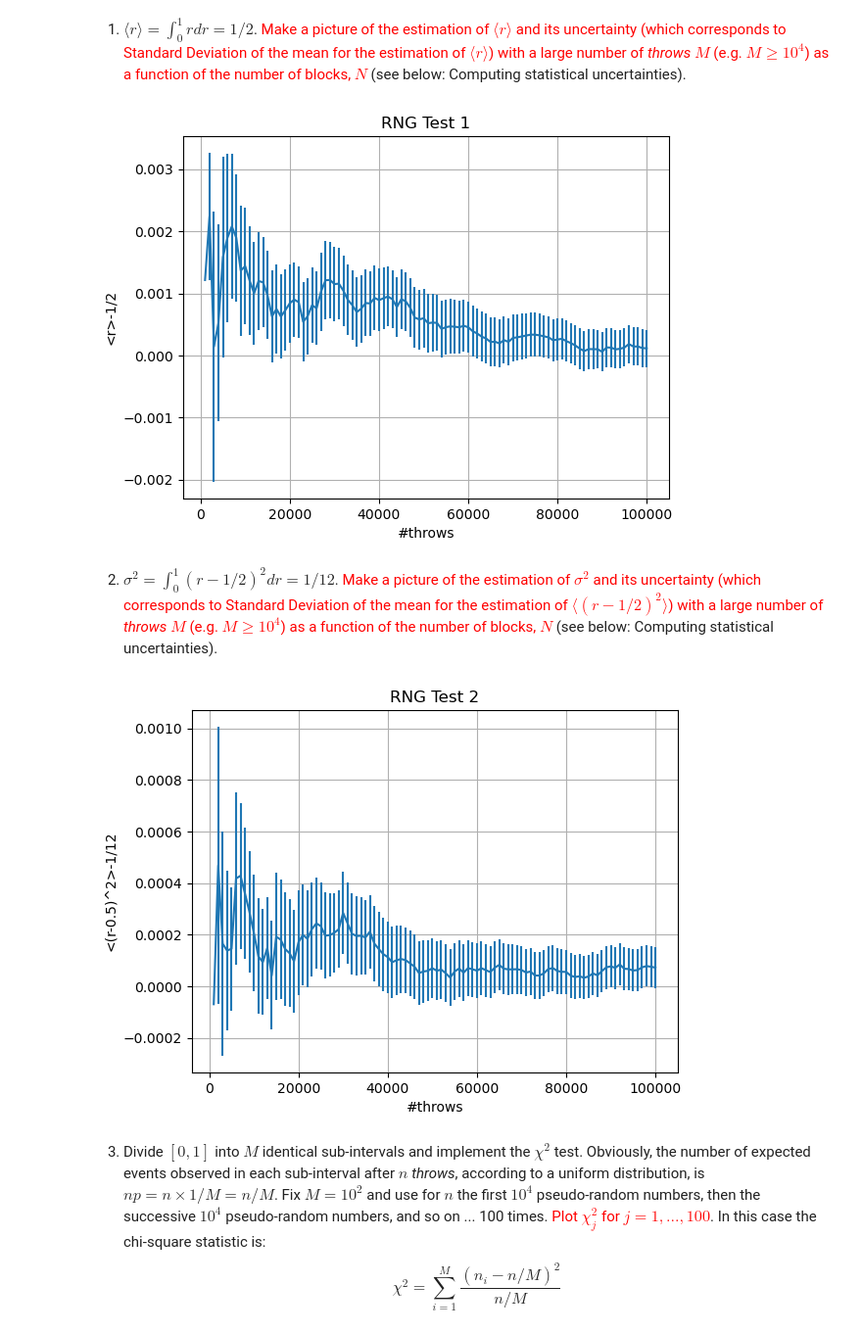
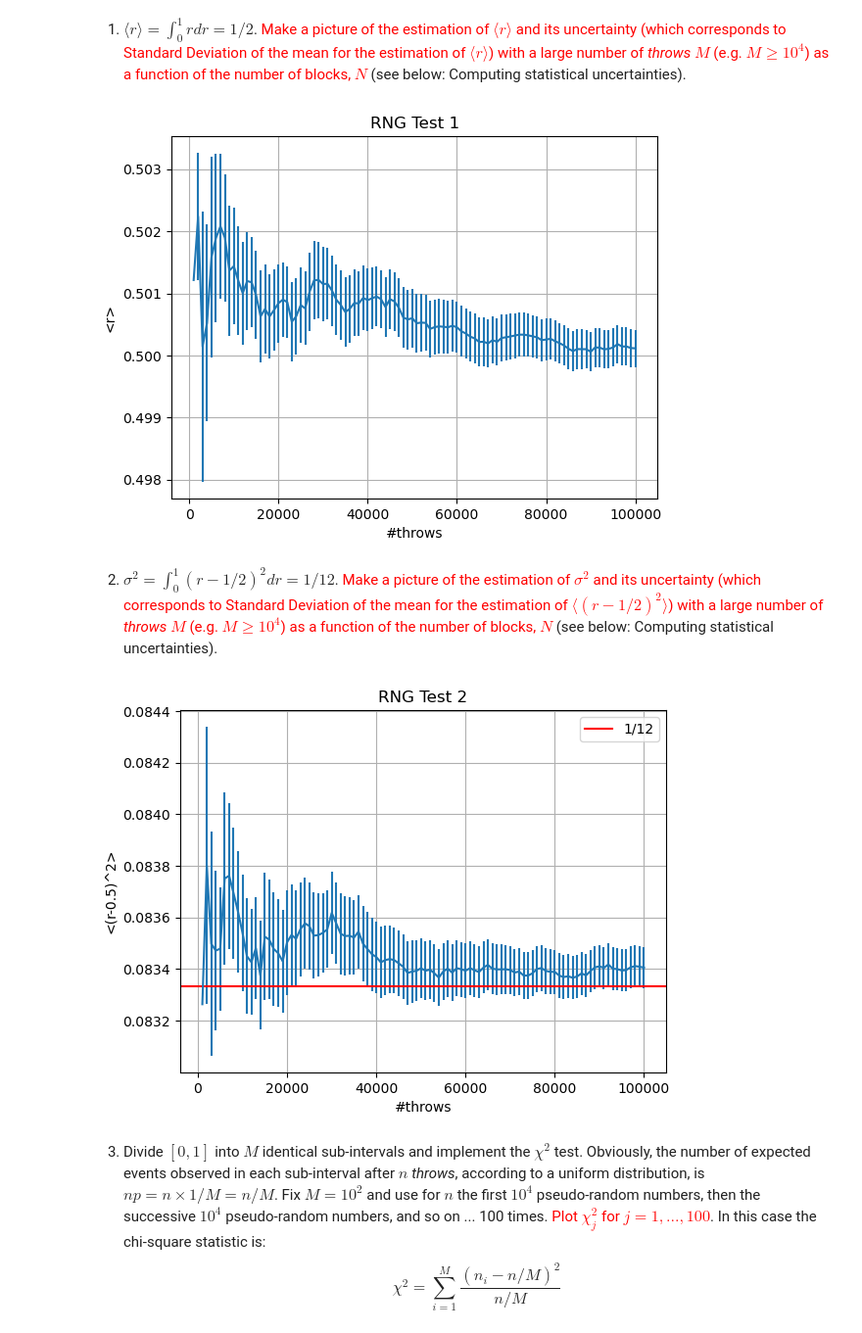
Before and after one commit to Cr3sp1/LSMEx, a Jupyter notebook: E1/LSN_Crespi_01.ipynb, the cells around one changed output. Shown: that part at 98% size. Saved outputs shown, nothing was run; the diff lists cells and outputs as text; code cells hidden in the pictures.

```diff
--- a/E1/LSN_Crespi_01.ipynb
+++ b/E1/LSN_Crespi_01.ipynb
@@ -14,7 +14,7 @@ import numpy as np
 import math
 
 # Read the file into a pandas DataFrame
-AvgR = pd.read_csv('Avg.dat', header=None, sep='   ', engine='python')
+AvgR = pd.read_csv('1.1/Avg.dat', header=None, sep='   ', engine='python')
 
 # Extract the values and errors as separate Series
 Avg = AvgR[0].tolist()
@@ -27,30 +27,32 @@ L=int(M/N)            # Number of throws in each block, please use for M a multi
 x = np.arange( 1, len(Avg)+1)       # [1,2,...,N]
 x*=L # Number of throws = block * (Number of throws in each block)
 
-plt.errorbar(x, [val - 0.5 for val in Avg], yerr=AvgSig)
+plt.errorbar(x, Avg, yerr=AvgSig)
 plt.xlabel('#throws')
-plt.ylabel('<r>-1/2')
+plt.ylabel('<r>')
 plt.title('RNG Test 1')
 plt.grid(True)
 plt.show()
 # %% [output]
-[figure, old version]
+[figure, new version]
 # %% [markdown]
 2. $\sigma^2 = \int_0^1 (r-1/2)^2 dr = 1/12$. <font color="red">Make a picture of the estimation of $\sigma^2$ and its uncertainty (which corresponds to Standard Deviation of the mean for the estimation of $\langle (r-1/2)^2 \rangle$) with a large number of *throws* $M$ (e.g. $M\ge 10^4$) as a function of the number of blocks, $N$</font> (see below: Computing statistical uncertainties).
 # %%
-Sig2R = pd.read_csv('Sig2.dat', header=None, sep='   ', engine='python')
+Sig2R = pd.read_csv('1.1/Sig2.dat', header=None, sep='   ', engine='python')
 
 Sig2 = Sig2R[0].tolist()
 Sig2Sig = Sig2R[1].tolist()
 
-plt.errorbar(x, [val - 1/12 for val in Sig2], yerr=Sig2Sig)
+plt.errorbar(x, Sig2, yerr=Sig2Sig)
+plt.axhline( y=1/12, color='r', label= '1/12')
+plt.legend()
 plt.xlabel('#throws')
-plt.ylabel('<(r-0.5)^2>-1/12')
+plt.ylabel('<(r-0.5)^2>')
 plt.title('RNG Test 2')
 plt.grid(True)
 plt.show()
 # %% [output]
-[figure, old version]
+[figure, new version]
 # %% [markdown]
 3. Divide $[0,1]$ into $M$ identical sub-intervals and implement the $\chi^2$ test. Obviously, the number of expected events observed in each sub-interval after $n$ *throws*, according to a uniform distribution, is $np = n\times 1/M= n/M$. Fix $M=10^2$ and use for $n$ the first $10^4$ pseudo-random numbers, then the successive $10^4$ pseudo-random numbers, and so on ... 100 times. <font color="red">Plot $\chi^2_j$ for $j=1, ..., 100$</font>. In this case the chi-square statistic is:
 $$\chi^2 = \sum_{i=1}^M \frac{\left( n_i - n/M \right)^2}{n/M}$$
```
Also changed, not shown: parts of 5 cells of this notebook, 20 other files.
